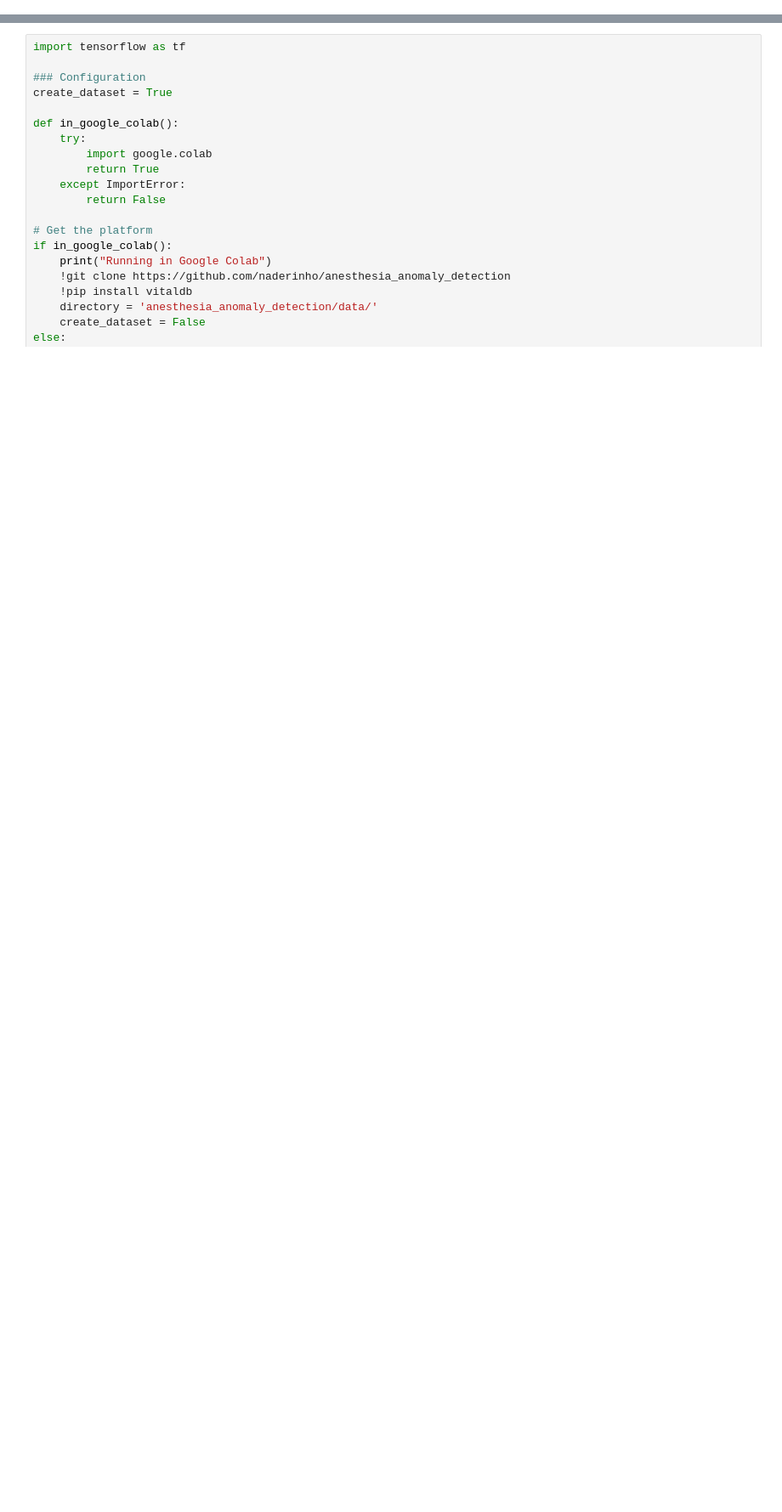
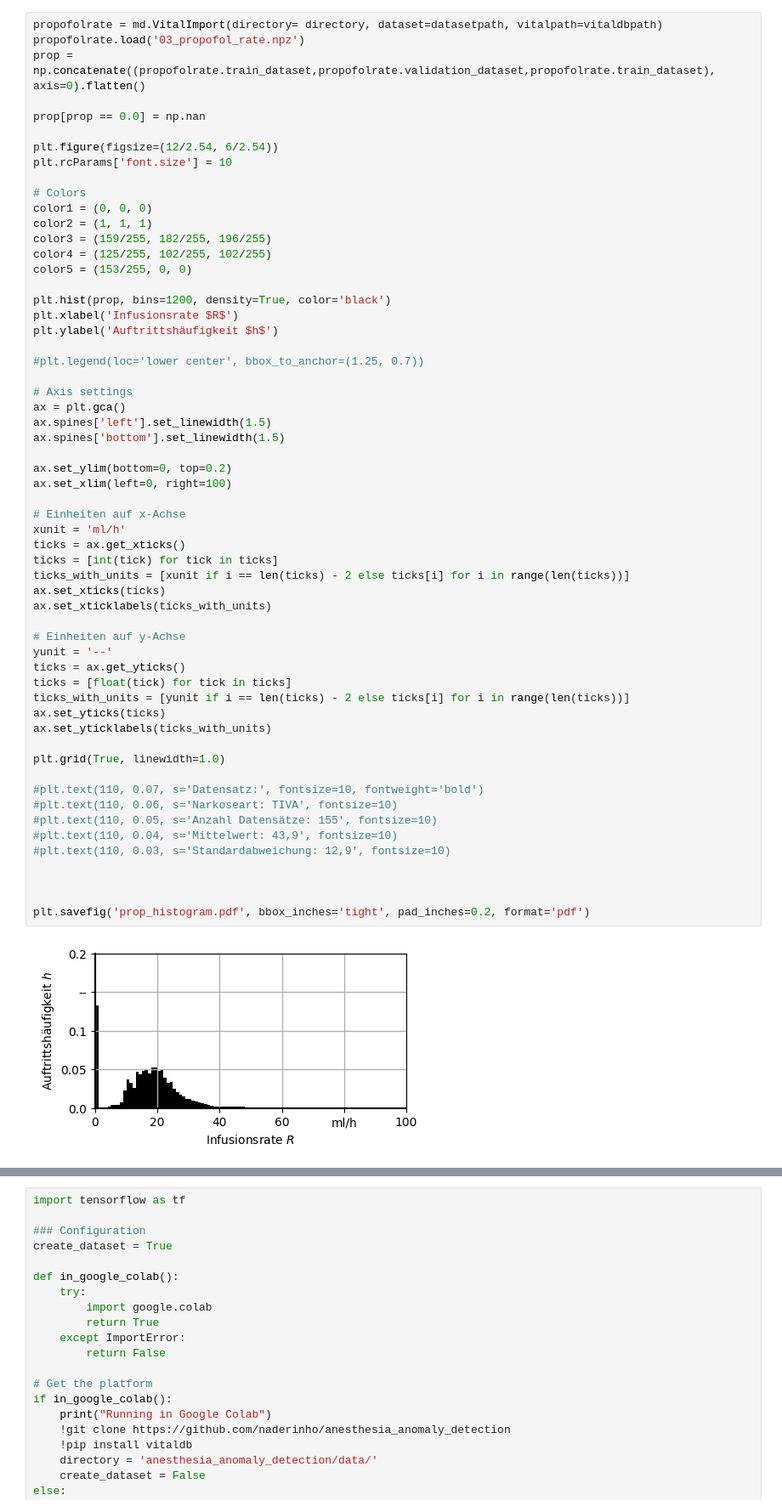
Before and after one commit to naderinho/anesthesia_anomaly_detection, a Jupyter notebook: 03_anaesthesia_phases.ipynb, the cells around one changed output, grey strips where cells are left out. Shown at 85% size. Drawn from its saved outputs; the diff is of its cells as text; blank space fills up the shorter version.

```diff
--- a/03_anaesthesia_phases.ipynb
+++ b/03_anaesthesia_phases.ipynb
@@ -0,0 +122,60 @@
+# %%
+propofolrate = md.VitalImport(directory= directory, dataset=datasetpath, vitalpath=vitaldbpath)
+propofolrate.load('03_propofol_rate.npz')
+prop = np.concatenate((propofolrate.train_dataset,propofolrate.validation_dataset,propofolrate.train_dataset), axis=0).flatten()
+
+prop[prop == 0.0] = np.nan
+
+plt.figure(figsize=(12/2.54, 6/2.54))
+plt.rcParams['font.size'] = 10
+
+# Colors
+color1 = (0, 0, 0)
+color2 = (1, 1, 1)
+color3 = (159/255, 182/255, 196/255)
+color4 = (125/255, 102/255, 102/255)
+color5 = (153/255, 0, 0)
+
+plt.hist(prop, bins=1200, density=True, color='black')
+plt.xlabel('Infusionsrate $R$')
+plt.ylabel('Auftrittshäufigkeit $h$')
+
+#plt.legend(loc='lower center', bbox_to_anchor=(1.25, 0.7))
+
+# Axis settings
+ax = plt.gca()
+ax.spines['left'].set_linewidth(1.5)
+ax.spines['bottom'].set_linewidth(1.5)
+
+ax.set_ylim(bottom=0, top=0.2)
+ax.set_xlim(left=0, right=100)
+
+# Einheiten auf x-Achse
+xunit = 'ml/h'
+ticks = ax.get_xticks()
+ticks = [int(tick) for tick in ticks]
+ticks_with_units = [xunit if i == len(ticks) - 2 else ticks[i] for i in range(len(ticks))]
+ax.set_xticks(ticks)
+ax.set_xticklabels(ticks_with_units)
+
+# Einheiten auf y-Achse
+yunit = '--'
+ticks = ax.get_yticks()
+ticks = [float(tick) for tick in ticks]
+ticks_with_units = [yunit if i == len(ticks) - 2 else ticks[i] for i in range(len(ticks))]
+ax.set_yticks(ticks)
+ax.set_yticklabels(ticks_with_units)
+
+plt.grid(True, linewidth=1.0)
+
+#plt.text(110, 0.07, s='Datensatz:', fontsize=10, fontweight='bold')
+#plt.text(110, 0.06, s='Narkoseart: TIVA', fontsize=10)
+#plt.text(110, 0.05, s='Anzahl Datensätze: 155', fontsize=10)
+#plt.text(110, 0.04, s='Mittelwert: 43,9', fontsize=10)
+#plt.text(110, 0.03, s='Standardabweichung: 12,9', fontsize=10)
+
+
+
+plt.savefig('prop_histogram.pdf', bbox_inches='tight', pad_inches=0.2, format='pdf')
+# %% [output]
+[figure, added]
```
Also changed, not shown: parts of 9 cells of this notebook.
